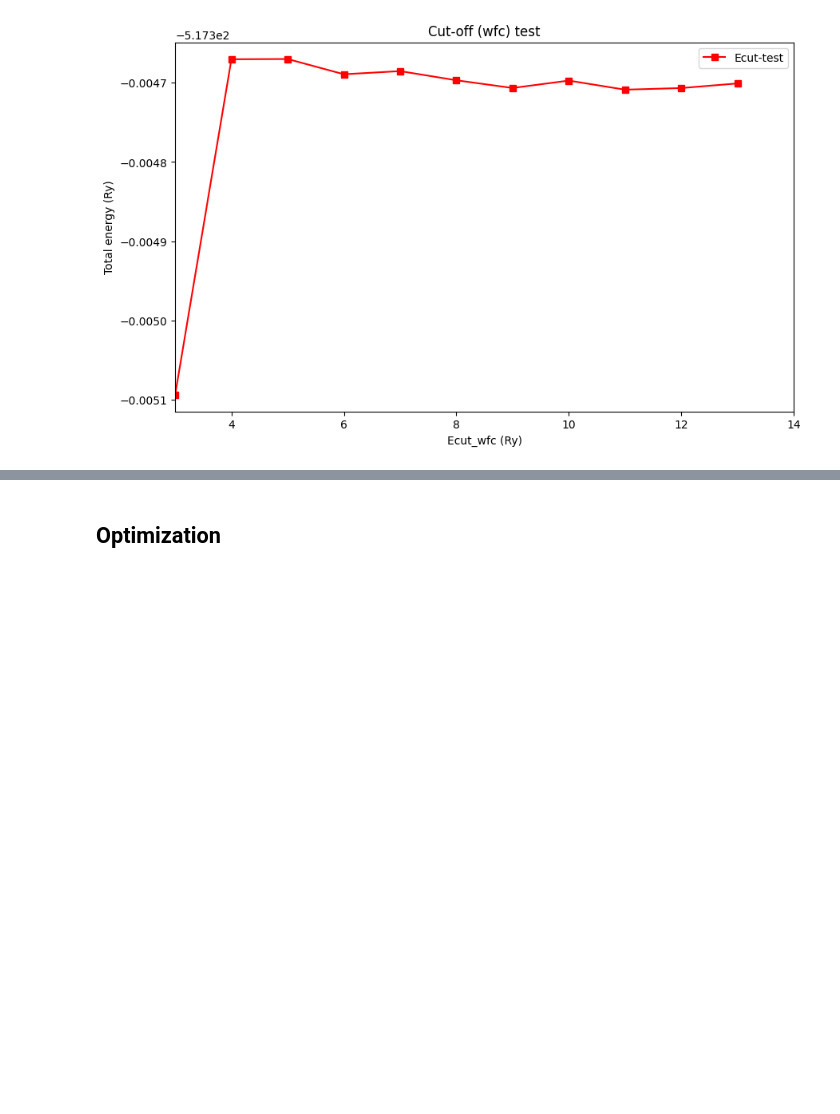
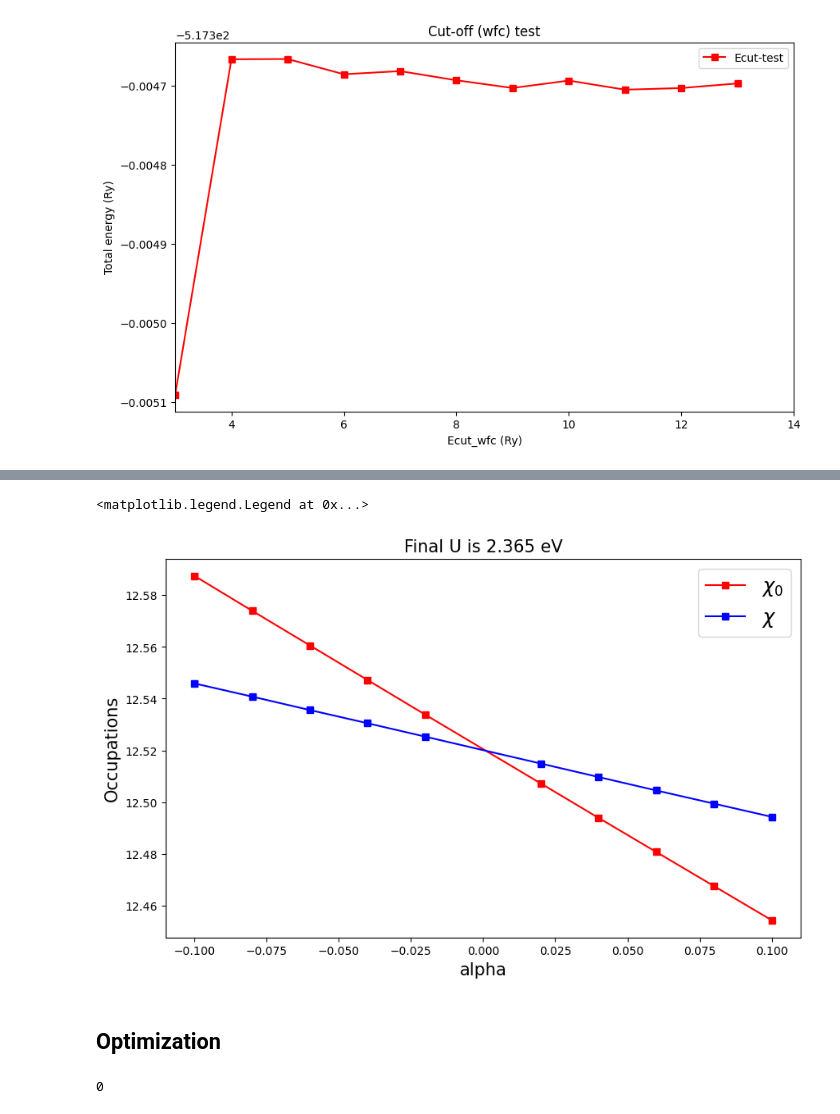
Before and after one commit to XinChenQC/ASE-QE_OER, a Jupyter notebook: RuO2-OER.ipynb, the cells around one changed output, grey strips where cells are left out. Cells and saved outputs as stored; diff of their text form; code cells hidden in the pictures; blank space fills up the shorter version.

```diff
--- a/RuO2-OER.ipynb
+++ b/RuO2-OER.ipynb
@@ -63,7 +84,9 @@ input_data = {
         'ecutrho': Ecut_rho,
         'occupations':'smearing',
         'smearing':'gauss',
-        'degauss': 0.01
+        'degauss': 0.01,
+        'nspin': 2,
+        'starting_magnetization(2)' : 0.5
     },
     'electrons': {
         'conv_thr': 1.0e-8,
@@ -135,7 +157,10 @@ input_data = {
         'ecutrho': 400,
         'occupations':'smearing',
         'smearing':'gauss',
-        'degauss': 0.01
+        'degauss': 0.01,
+        'nspin': 2,
+        'starting_magnetization(2)' : 0.5
+
     },
     'electrons': {
         'conv_thr': 1.0e-8,
@@ -224,6 +248,7 @@ input_data = {
     'control': {
         'restart_mode': 'from_scratch',
         'pseudo_dir': './pseudos',
+        'outdir': 'RuO2_out',
         'calculation': 'scf',
         'prefix': 'RuO2'
     },
@@ -232,7 +257,9 @@ input_data = {
         'ecutrho': 320,
         'occupations':'smearing',
         'smearing':'gauss',
-        'degauss': 0.01
+        'degauss': 0.01,
+        'nspin': 2,
+        'starting_magnetization(2)' : 0.5
     },
     'electrons': {
         'conv_thr': 1.0e-8,
@@ -297,5 +491,69 @@ ax.legend()
+# %%
+Chi_0 = np.array(Chi_0)
+Chi_r = np.array(Chi_r)
+
+fig, ax = plt.subplots( figsize=(10, 6))
+
+# Plot sine wave
+ax.plot(Chi_0[:,0], Chi_0[:,1],'-s', label=r'$\chi_0$', color='red')
+ax.plot(Chi_r[:,0], Chi_r[:,1],'-s', label=r'$\chi$', color='blue')
+
+m_0, b_0 = np.polyfit(Chi_0[:,0], Chi_0[:,1], 1)
+m_r, b_r = np.polyfit(Chi_r[:,0], Chi_r[:,1], 1)
+
+ax.set_title(f'Final U is {1/m_0-1/m_r:.3f} eV',fontsize=15)
+ax.set_xlabel('alpha',fontsize=15)
+ax.set_ylabel(r'Occupations',fontsize=15)
+ax.legend(fontsize="xx-large")
+# %% [output]
+<matplotlib.legend.Legend at 0x...>
+[figure, added]
 # %% [markdown]
 ## Optimization
 # %%
-from ase.optimize import BFGS
+# Do a SCF calculation
+
+input_data = {
+    'control': {
+        'restart_mode': 'from_scratch',
+        'pseudo_dir': './pseudos',
+        'outdir': 'RuO2_out',
+        'calculation': 'vc-relax',
+        'prefix': 'RuO2_o'
+    },
+    'system': {
+        'ecutwfc': 50,
+        'ecutrho': 400,
+        'occupations':'smearing',
+        'smearing':'gauss',
+        'degauss': 0.01,
+        'Hubbard_alpha(1)': -0.02
+    },
+    'electrons': {
+        'conv_thr': 1.0e-8,
+        'mixing_beta': 0.7,
+        'startingpot':"file"
+    },
+}
+
+additional_cards = ['HUBBARD (ortho-atomic)', 'U Ru-4d 2.365']
+
+write(
+    'espresso_opt.pwi',
+    RuO2_bulk,
+    input_data=input_data,
+    pseudopotentials=pseudopotentials,
+    additional_cards=additional_cards,
+    tstress=True,  # deprecated, put in input_data
+    tprnfor=True,  # deprecated, put in input_data
+    format='espresso-in',
+    kpts=(8,8,8),
+    koffset=(0,0,0)
+)
+# Have to be in commandline Computer the 0 alpha
+
+run_cmd = f"mpirun -np 32 pw.x <espresso_opt.pwi > espresso_opt.pwo"
+os.system(run_cmd)
+# %% [output]
+0
 # %%
```
Also changed, not shown: parts of 18 cells of this notebook, 8 other files.
